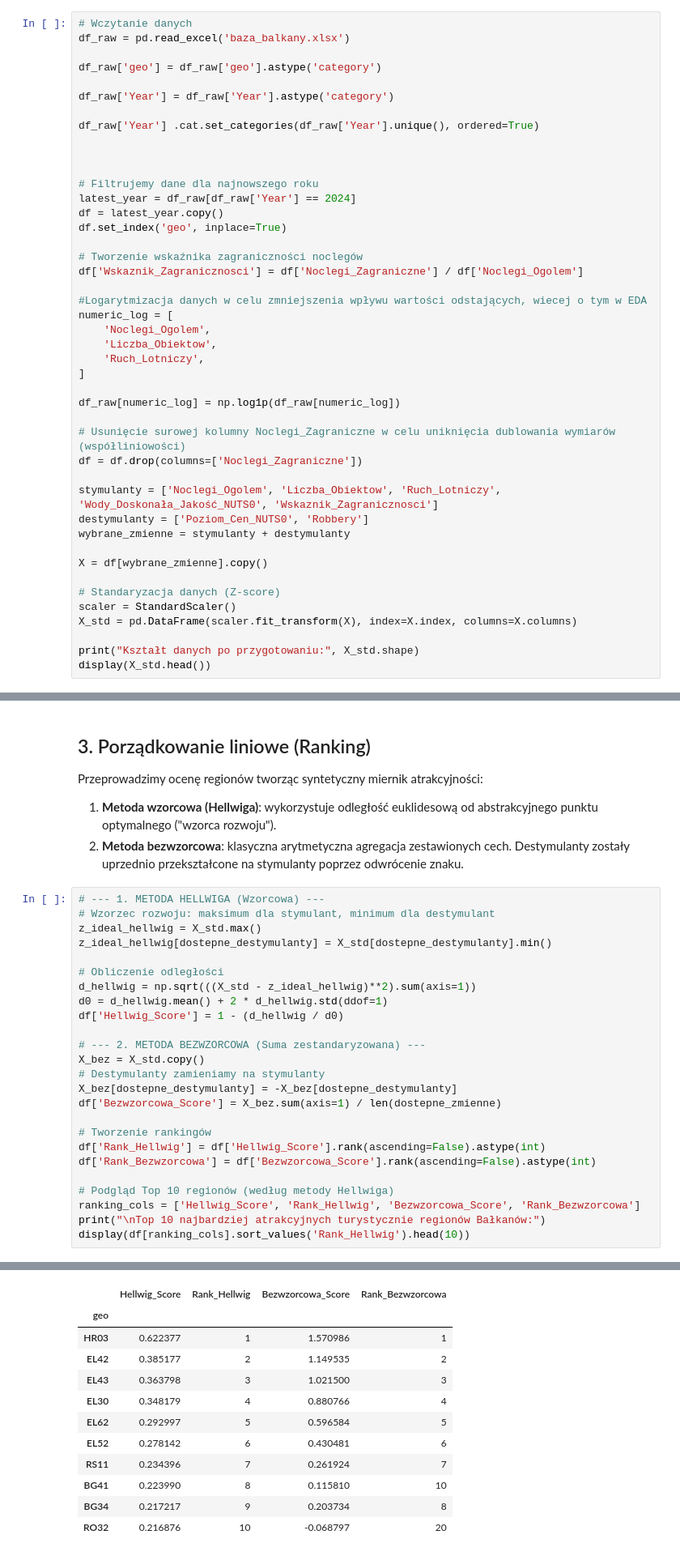
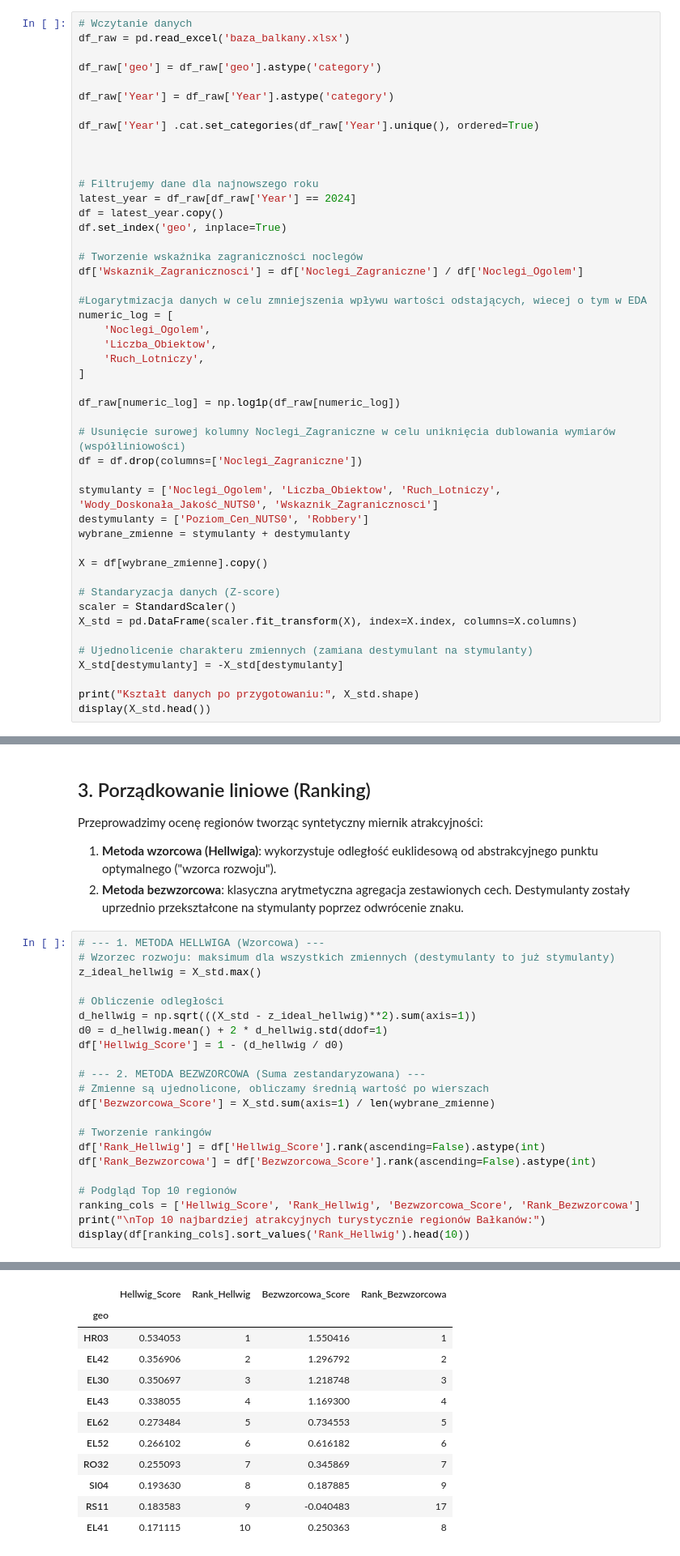
Before and after one commit to kawalerski-ja/Balkan-Tourism, a Jupyter notebook: Projekt_Balkany_Analiza_V3.ipynb, the cells around one changed output, grey strips where cells are left out. Shown at 81% size. Drawn from its saved outputs; the diff is of its cells as text.

```diff
--- a/Projekt_Balkany_Analiza_V3.ipynb
+++ b/Projekt_Balkany_Analiza_V3.ipynb
@@ -72,6 +72,9 @@ X = df[wybrane_zmienne].copy()
 scaler = StandardScaler()
 X_std = pd.DataFrame(scaler.fit_transform(X), index=X.index, columns=X.columns)
 
+# Ujednolicenie charakteru zmiennych (zamiana destymulant na stymulanty)
+X_std[destymulanty] = -X_std[destymulanty]
+
 print("Kształt danych po przygotowaniu:", X_std.shape)
 display(X_std.head())
 # %% [output]
@@ -163,43 +159,40 @@ Przeprowadzimy ocenę regionów tworząc syntetyczny miernik atrakcyjności:
 2. **Metoda bezwzorcowa**: klasyczna arytmetyczna agregacja zestawionych cech. Destymulanty zostały uprzednio przekształcone na stymulanty poprzez odwrócenie znaku.
 # %%
 # --- 1. METODA HELLWIGA (Wzorcowa) ---
-# Wzorzec rozwoju: maksimum dla stymulant, minimum dla destymulant
+# Wzorzec rozwoju: maksimum dla wszystkich zmiennych (destymulanty to już stymulanty)
 z_ideal_hellwig = X_std.max()
-z_ideal_hellwig[dostepne_destymulanty] = X_std[dostepne_destymulanty].min()
 
 # Obliczenie odległości
 d_hellwig = np.sqrt(((X_std - z_ideal_hellwig)**2).sum(axis=1))
 d0 = d_hellwig.mean() + 2 * d_hellwig.std(ddof=1)
 df['Hellwig_Score'] = 1 - (d_hellwig / d0)
 
 # --- 2. METODA BEZWZORCOWA (Suma zestandaryzowana) ---
-X_bez = X_std.copy()
-# Destymulanty zamieniamy na stymulanty
-X_bez[dostepne_destymulanty] = -X_bez[dostepne_destymulanty]
-df['Bezwzorcowa_Score'] = X_bez.sum(axis=1) / len(dostepne_zmienne)
+# Zmienne są ujednolicone, obliczamy średnią wartość po wierszach
+df['Bezwzorcowa_Score'] = X_std.sum(axis=1) / len(wybrane_zmienne)
 
 # Tworzenie rankingów
 df['Rank_Hellwig'] = df['Hellwig_Score'].rank(ascending=False).astype(int)
 df['Rank_Bezwzorcowa'] = df['Bezwzorcowa_Score'].rank(ascending=False).astype(int)
 
-# Podgląd Top 10 regionów (według metody Hellwiga)
+# Podgląd Top 10 regionów
 ranking_cols = ['Hellwig_Score', 'Rank_Hellwig', 'Bezwzorcowa_Score', 'Rank_Bezwzorcowa']
 print("\nTop 10 najbardziej atrakcyjnych turystycznie regionów Bałkanów:")
 display(df[ranking_cols].sort_values('Rank_Hellwig').head(10))
 # %% [output]
 Top 10 najbardziej atrakcyjnych turystycznie regionów Bałkanów:
 |  | Hellwig_Score | Rank_Hellwig | Bezwzorcowa_Score | Rank_Bezwzorcowa |
 | geo |  |  |  |  |
-| HR03 | 0.622377 | 1 | 1.570986 | 1 |
-| EL42 | 0.385177 | 2 | 1.149535 | 2 |
-| EL43 | 0.363798 | 3 | 1.021500 | 3 |
-| EL30 | 0.348179 | 4 | 0.880766 | 4 |
-| EL62 | 0.292997 | 5 | 0.596584 | 5 |
-| EL52 | 0.278142 | 6 | 0.430481 | 6 |
-| RS11 | 0.234396 | 7 | 0.261924 | 7 |
-| BG41 | 0.223990 | 8 | 0.115810 | 10 |
-| BG34 | 0.217217 | 9 | 0.203734 | 8 |
-| RO32 | 0.216876 | 10 | -0.068797 | 20 |
+| HR03 | 0.534053 | 1 | 1.550416 | 1 |
+| EL42 | 0.356906 | 2 | 1.296792 | 2 |
+| EL30 | 0.350697 | 3 | 1.218748 | 3 |
+| EL43 | 0.338055 | 4 | 1.169300 | 4 |
+| EL62 | 0.273484 | 5 | 0.734553 | 5 |
+| EL52 | 0.266102 | 6 | 0.616182 | 6 |
+| RO32 | 0.255093 | 7 | 0.345869 | 7 |
+| SI04 | 0.193630 | 8 | 0.187885 | 9 |
+| RS11 | 0.183583 | 9 | -0.040483 | 17 |
+| EL41 | 0.171115 | 10 | 0.250363 | 8 |
 # %% [markdown]
 ## 4. Podsumowanie i interpretacja wyników
 Na koniec sprawdzimy zgodność zastosowanych metod porządkowania (współczynnik Spearmana) oraz przeanalizujemy profile powstałych klastrów.
```
Also changed, not shown: parts of 19 cells of this notebook, 1 other file.
